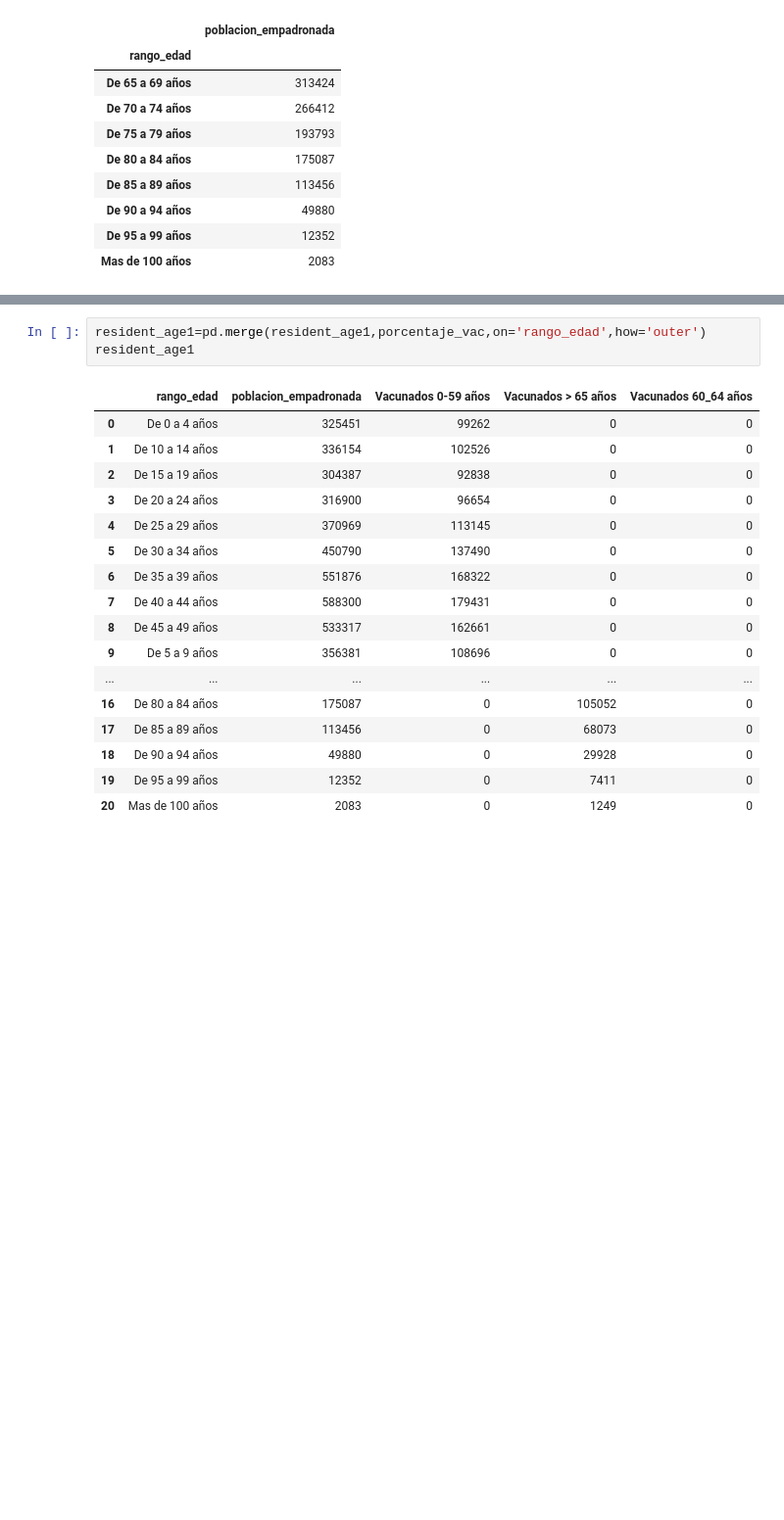
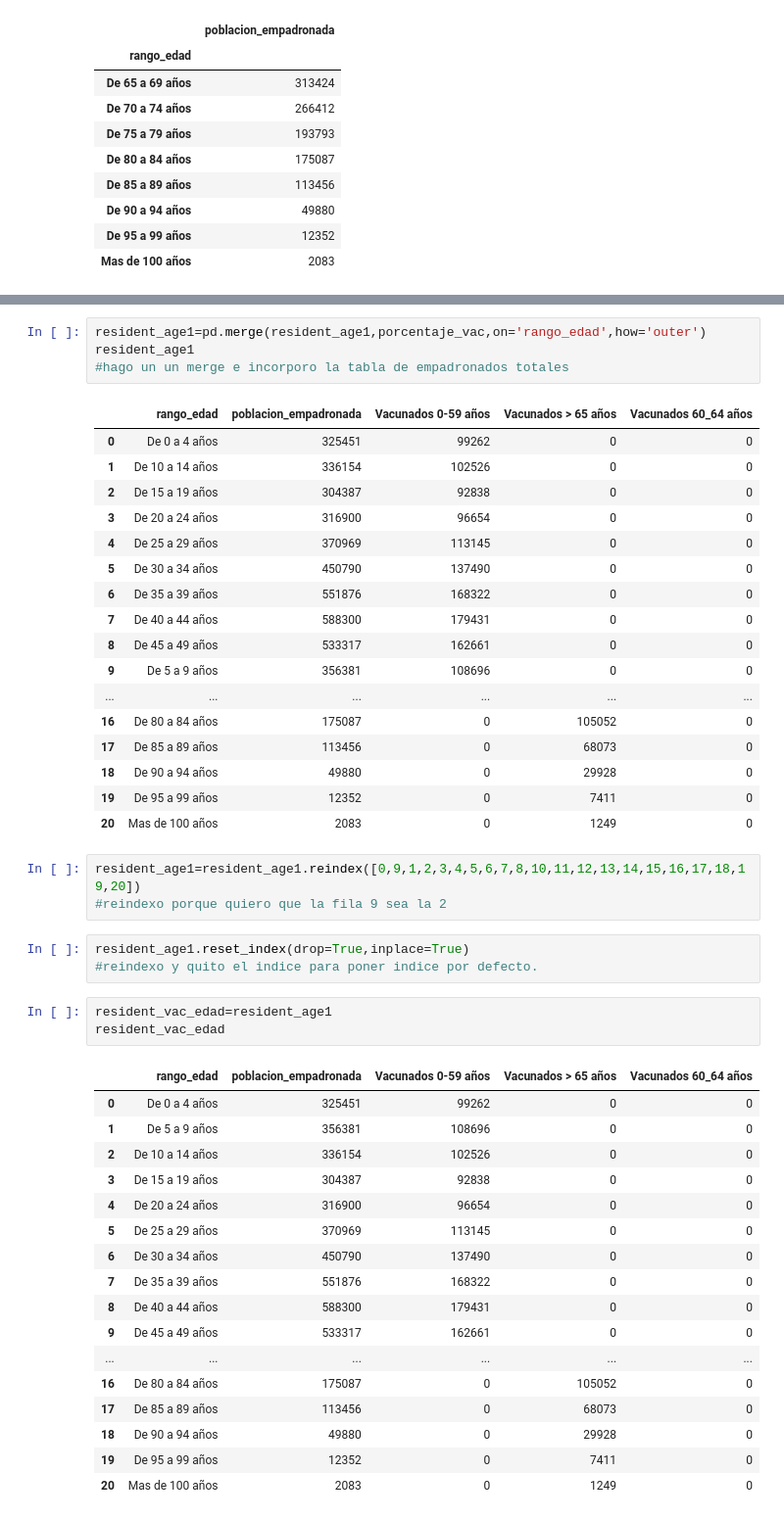
Before and after one commit to JMGONB/DS_0620, a Jupyter notebook: mi_proyecto_agosto/src/utils/vacunas.ipynb, the cells around one changed output, grey strips where cells are left out. Shown: that part at 98% size. Saved outputs shown, nothing was run; the diff lists cells and outputs as text; blank space fills up the shorter version.

Commit message:
Vacunas actualizado 19-08-2020 a 18:56

```diff
--- a/mi_proyecto_agosto/src/utils/vacunas.ipynb
+++ b/mi_proyecto_agosto/src/utils/vacunas.ipynb
@@ -712,6 +720,7 @@ porcentaje_vac
 # %%
 resident_age1=pd.merge(resident_age1,porcentaje_vac,on='rango_edad',how='outer')
 resident_age1
+#hago un un merge e incorporo la tabla de empadronados totales
 # %% [output]
 |  | rango_edad | poblacion_empadronada | Vacunados 0-59 años | Vacunados > 65 años | Vacunados 60_64 años |
 | 0 | De 0 a 4 años | 325451 | 99262 | 0 | 0 |
@@ -730,3 +739,30 @@ resident_age1
 | 18 | De 90 a 94 años | 49880 | 0 | 29928 | 0 |
 | 19 | De 95 a 99 años | 12352 | 0 | 7411 | 0 |
 | 20 | Mas de 100 años | 2083 | 0 | 1249 | 0 |
+# %%
+resident_age1=resident_age1.reindex([0,9,1,2,3,4,5,6,7,8,10,11,12,13,14,15,16,17,18,19,20])
+#reindexo porque quiero que la fila 9 sea la 2
+# %%
+resident_age1.reset_index(drop=True,inplace=True)
+#reindexo y quito el indice para poner indice por defecto.
+# %%
+resident_vac_edad=resident_age1
+resident_vac_edad
+# %% [output]
+|  | rango_edad | poblacion_empadronada | Vacunados 0-59 años | Vacunados > 65 años | Vacunados 60_64 años |
+| 0 | De 0 a 4 años | 325451 | 99262 | 0 | 0 |
+| 1 | De 5 a 9 años | 356381 | 108696 | 0 | 0 |
+| 2 | De 10 a 14 años | 336154 | 102526 | 0 | 0 |
+| 3 | De 15 a 19 años | 304387 | 92838 | 0 | 0 |
+| 4 | De 20 a 24 años | 316900 | 96654 | 0 | 0 |
+| 5 | De 25 a 29 años | 370969 | 113145 | 0 | 0 |
+| 6 | De 30 a 34 años | 450790 | 137490 | 0 | 0 |
+| 7 | De 35 a 39 años | 551876 | 168322 | 0 | 0 |
+| 8 | De 40 a 44 años | 588300 | 179431 | 0 | 0 |
+| 9 | De 45 a 49 años | 533317 | 162661 | 0 | 0 |
+| ... | ... | ... | ... | ... | ... |
+| 16 | De 80 a 84 años | 175087 | 0 | 105052 | 0 |
+| 17 | De 85 a 89 años | 113456 | 0 | 68073 | 0 |
+| 18 | De 90 a 94 años | 49880 | 0 | 29928 | 0 |
+| 19 | De 95 a 99 años | 12352 | 0 | 7411 | 0 |
+| 20 | Mas de 100 años | 2083 | 0 | 1249 | 0 |
```
Also changed, not shown: parts of 40 cells of this notebook, 1 other file.
